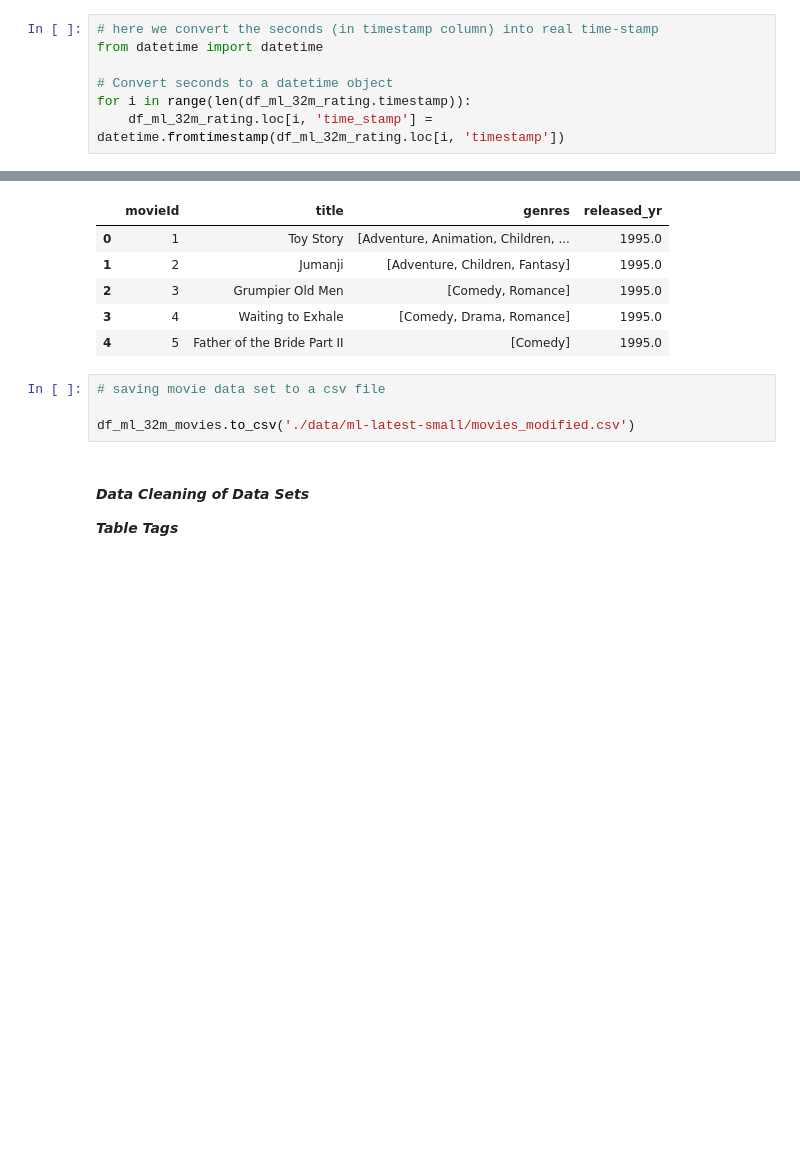
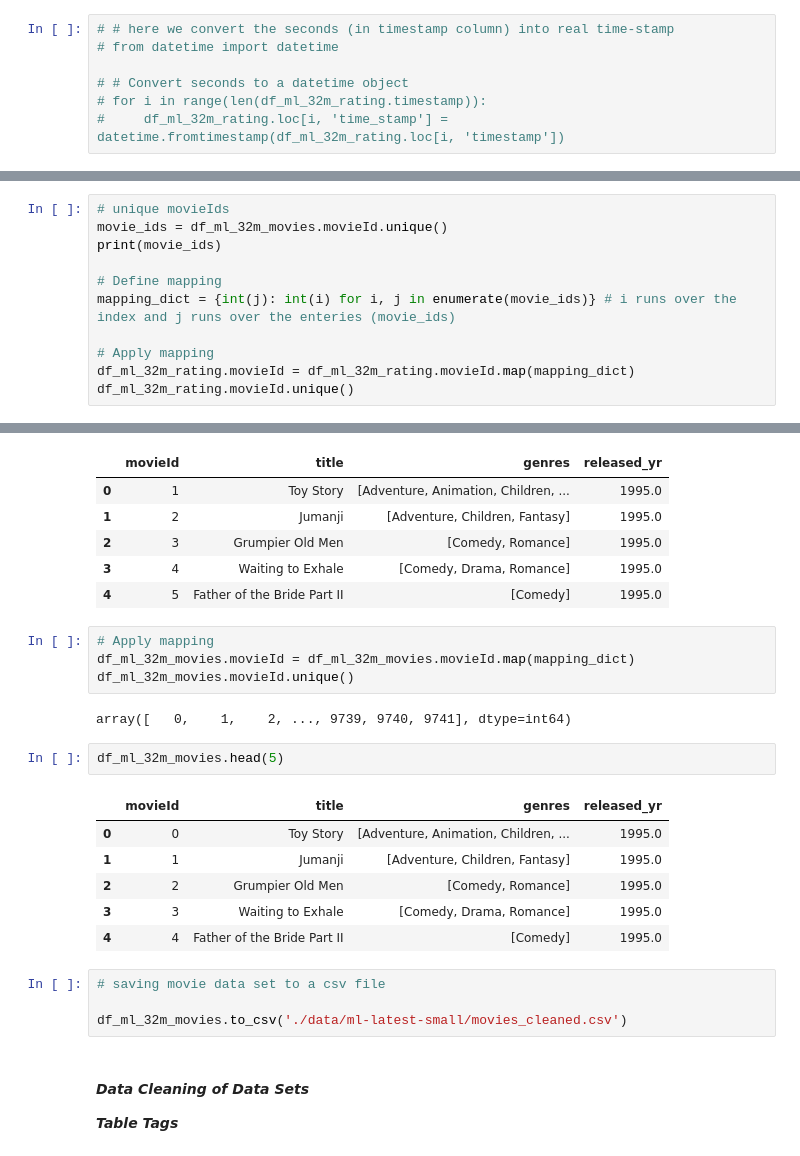
Before and after one commit to Shabnamdost/ds-capstone-recommendation, a Jupyter notebook: eda_hamid.ipynb, the cells around one changed output, grey strips where cells are left out. Cells and saved outputs as stored; diff of their text form; blank space fills up the shorter version.

```diff
--- a/eda_hamid.ipynb
+++ b/eda_hamid.ipynb
@@ -80,10 +65,10 @@ df_ml_32m_tags = pd.read_csv('./data/ml-latest-small/tags.csv')
 # df_ml_32m_rating.info()
 # no missing value found
 # %%
-# here we convert the seconds (in timestamp column) into real time-stamp
-from datetime import datetime
+# # here we convert the seconds (in timestamp column) into real time-stamp
+# from datetime import datetime
 
-# Convert seconds to a datetime object
-for i in range(len(df_ml_32m_rating.timestamp)):
-    df_ml_32m_rating.loc[i, 'time_stamp'] = datetime.fromtimestamp(df_ml_32m_rating.loc[i, 'timestamp'])
+# # Convert seconds to a datetime object
+# for i in range(len(df_ml_32m_rating.timestamp)):
+#     df_ml_32m_rating.loc[i, 'time_stamp'] = datetime.fromtimestamp(df_ml_32m_rating.loc[i, 'timestamp'])
 # %%
@@ -91,0 +77,11 @@ df_ml_32m_rating = df_ml_32m_rating.drop('timestamp', axis = 1, inplace = False)
+# %%
+# unique movieIds
+movie_ids = df_ml_32m_movies.movieId.unique()
+print(movie_ids)
+
+# Define mapping
+mapping_dict = {int(j): int(i) for i, j in enumerate(movie_ids)} # i runs over the index and j runs over the enteries (movie_ids)
+
+# Apply mapping
+df_ml_32m_rating.movieId = df_ml_32m_rating.movieId.map(mapping_dict)
+df_ml_32m_rating.movieId.unique()
@@ -215,10 +228,25 @@ df_ml_32m_movies.head(5)
 | 2 | 3 | Grumpier Old Men | [Comedy, Romance] | 1995.0 |
 | 3 | 4 | Waiting to Exhale | [Comedy, Drama, Romance] | 1995.0 |
 | 4 | 5 | Father of the Bride Part II | [Comedy] | 1995.0 |
+# %%
+# Apply mapping
+df_ml_32m_movies.movieId = df_ml_32m_movies.movieId.map(mapping_dict)
+df_ml_32m_movies.movieId.unique()
+# %% [output]
+array([   0,    1,    2, ..., 9739, 9740, 9741], dtype=int64)
+# %%
+df_ml_32m_movies.head(5)
+# %% [output]
+|  | movieId | title | genres | released_yr |
+| 0 | 0 | Toy Story | [Adventure, Animation, Children, ... | 1995.0 |
+| 1 | 1 | Jumanji | [Adventure, Children, Fantasy] | 1995.0 |
+| 2 | 2 | Grumpier Old Men | [Comedy, Romance] | 1995.0 |
+| 3 | 3 | Waiting to Exhale | [Comedy, Drama, Romance] | 1995.0 |
+| 4 | 4 | Father of the Bride Part II | [Comedy] | 1995.0 |
 # %%
 # saving movie data set to a csv file
 
-df_ml_32m_movies.to_csv('./data/ml-latest-small/movies_modified.csv')
+df_ml_32m_movies.to_csv('./data/ml-latest-small/movies_cleaned.csv')
 # %% [markdown]
 #### ***Data Cleaning of Data Sets***
 ***Table Tags***
```
Also changed, not shown: parts of 16 cells of this notebook, 3 other files.
